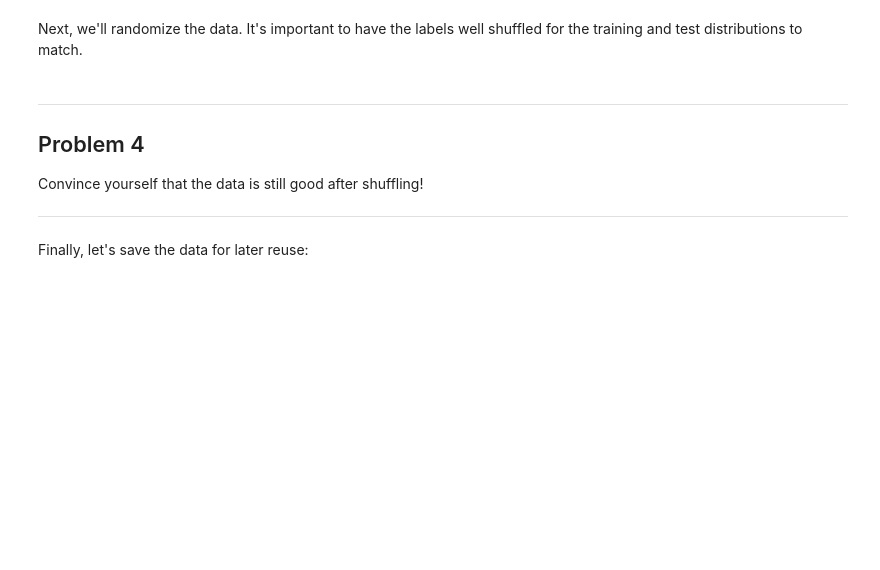
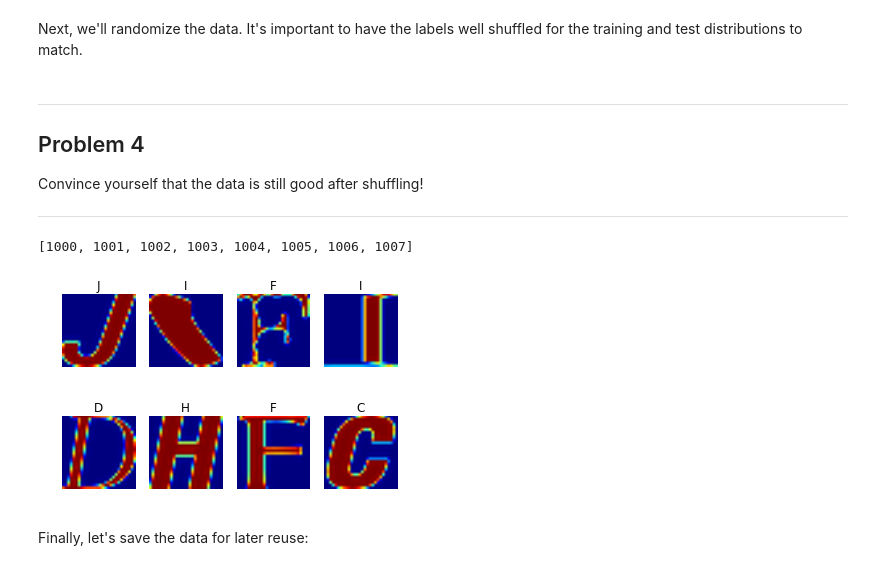
Before and after one commit to MoAbd/Udacity-DeepLearning, a Jupyter notebook: 1_notmnist.ipynb, the cells around one changed output. Cells and saved outputs as stored; diff of their text form; code cells hidden in the pictures; blank space fills up the shorter version.

```diff
--- a/1_notmnist.ipynb
+++ b/1_notmnist.ipynb
@@ -177,3 +228,12 @@ Problem 3
 Another check: we expect the data to be balanced across classes. Verify that.
 
 ---
+# %%
+for folder in train_folders:
+    pickle_filename = ''.join(folder) + '.pickle'
+    try:
+        with open(pickle_filename, 'rb') as f:
+            dataset = pickle.load(f)
+            print("the lengh of %s equals %d" %(folder , len(dataset))  )
+    except Exception as e:
+        print('Unable to read data from', pickle_filename, ':', e)
@@ -254,6 +329,19 @@ Problem 4
 Convince yourself that the data is still good after shuffling!
 
 ---
+# %%
+labels_map = {0: 'A', 1: 'B', 2: 'C', 3: 'D', 4: 'E', 5: 'F', 6: 'G', 7: 'H', 8: 'I', 9: 'J'}
+
+items = range(1000,1008)
+for i, item in enumerate(items):
+    plt.subplot(2, 4, i+1)
+    plt.axis('off')
+    plt.title(labels_map[train_labels[item]])
+    plt.imshow(train_dataset[item])
+print(items)
+# %% [output]
+[1000, 1001, 1002, 1003, 1004, 1005, 1006, 1007]
+[figure, added]
 # %% [markdown]
 Finally, let's save the data for later reuse:
 # %%
```
Also changed, not shown: parts of 22 cells of this notebook.
